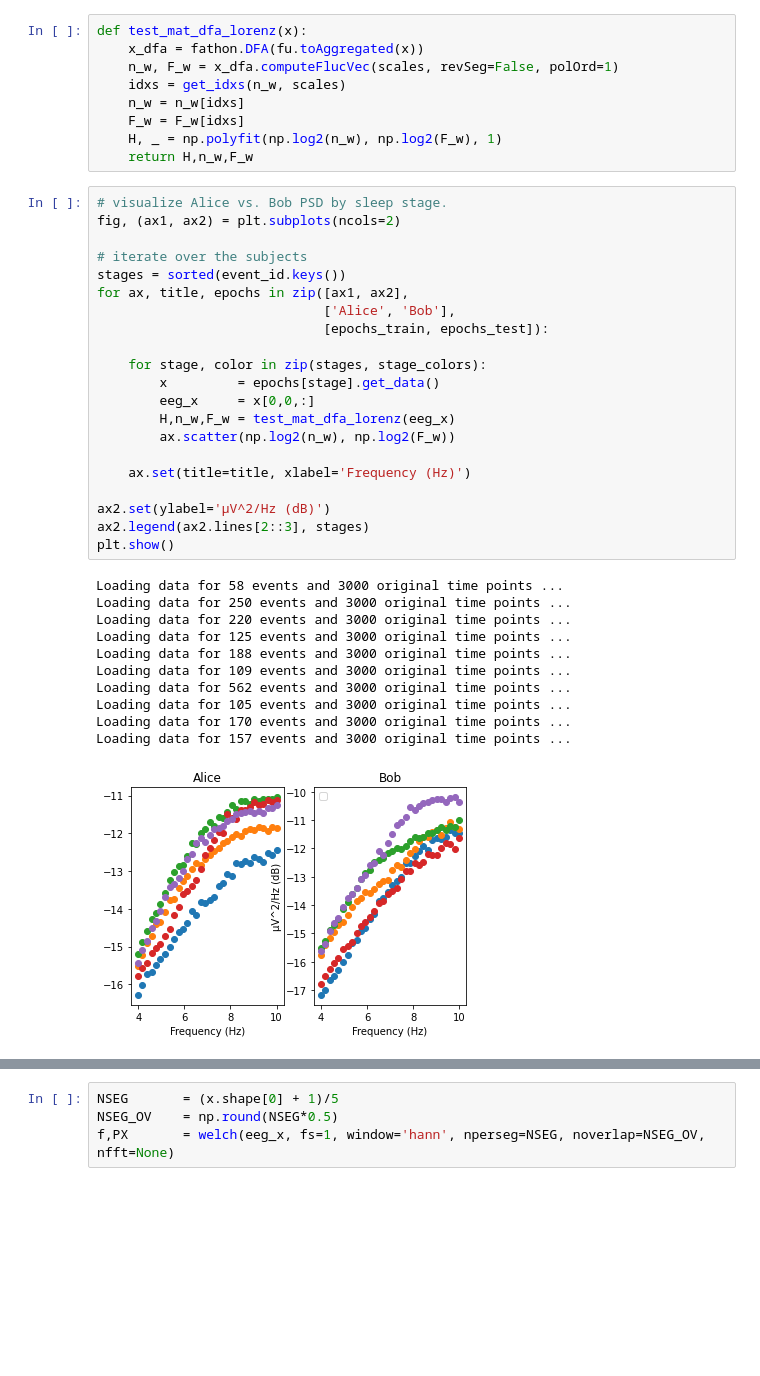
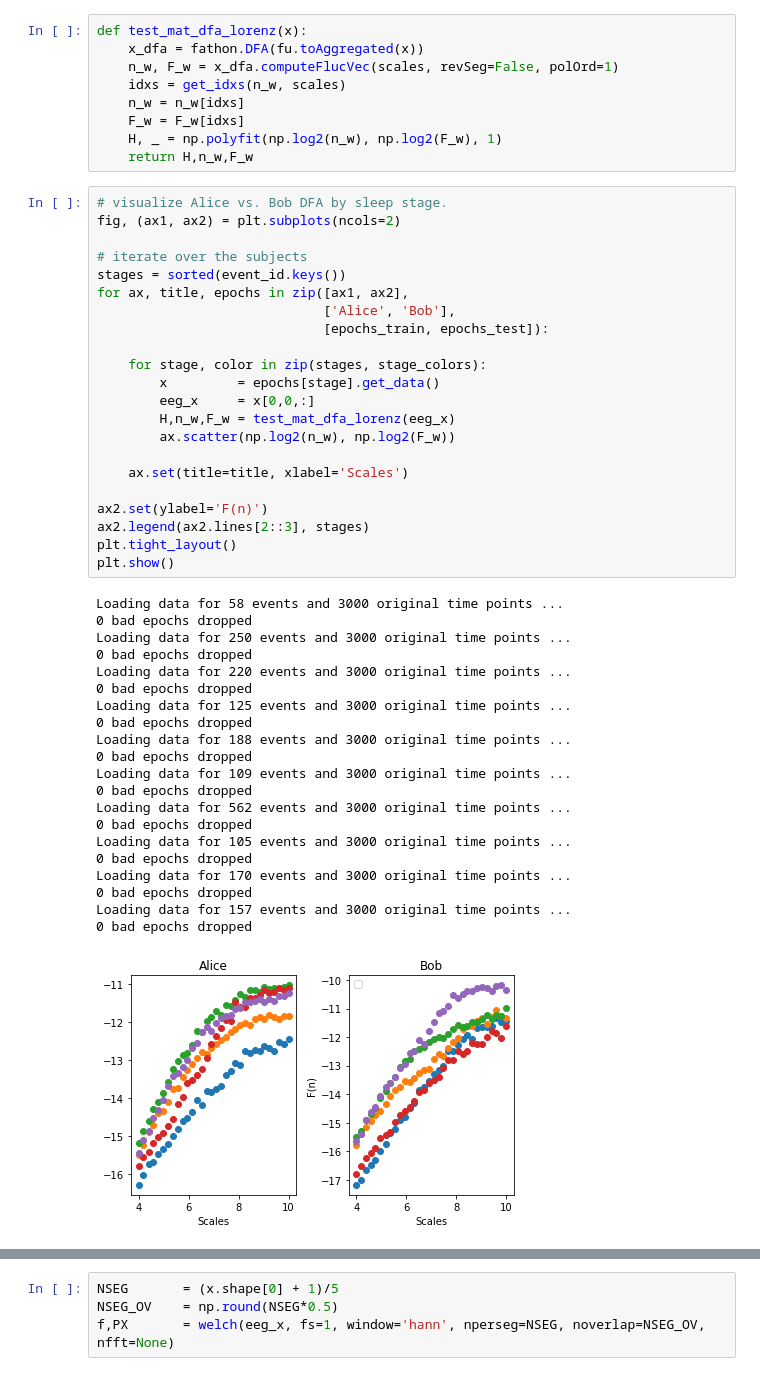
Before and after one commit to mlavanga/nonlinear_signals_analysis, a Jupyter notebook: notebook/05_EEG_signals.ipynb, the cells around one changed output, grey strips where cells are left out. Cells and saved outputs as stored; diff of their text form; blank space fills up the shorter version.

```diff
--- a/notebook/06_EEG_signals.ipynb
+++ b/notebook/05_EEG_signals.ipynb
@@ -219,38 +227,49 @@ def test_mat_dfa_lorenz(x):
     H, _ = np.polyfit(np.log2(n_w), np.log2(F_w), 1)
     return H,n_w,F_w
 # %%
-# visualize Alice vs. Bob PSD by sleep stage.
+# visualize Alice vs. Bob DFA by sleep stage.
 fig, (ax1, ax2) = plt.subplots(ncols=2)
 
 # iterate over the subjects
 stages = sorted(event_id.keys())
 for ax, title, epochs in zip([ax1, ax2],
                              ['Alice', 'Bob'],
                              [epochs_train, epochs_test]):
 
     for stage, color in zip(stages, stage_colors):
         x         = epochs[stage].get_data()
         eeg_x     = x[0,0,:]
         H,n_w,F_w = test_mat_dfa_lorenz(eeg_x)
         ax.scatter(np.log2(n_w), np.log2(F_w))
 
-    ax.set(title=title, xlabel='Frequency (Hz)')
+    ax.set(title=title, xlabel='Scales')
 
-ax2.set(ylabel='µV^2/Hz (dB)')
+ax2.set(ylabel='F(n)')
 ax2.legend(ax2.lines[2::3], stages)
+plt.tight_layout()
 plt.show()
 # %% [output]
 Loading data for 58 events and 3000 original time points ...
+0 bad epochs dropped
 Loading data for 250 events and 3000 original time points ...
+0 bad epochs dropped
 Loading data for 220 events and 3000 original time points ...
+0 bad epochs dropped
 Loading data for 125 events and 3000 original time points ...
+0 bad epochs dropped
 Loading data for 188 events and 3000 original time points ...
+0 bad epochs dropped
 Loading data for 109 events and 3000 original time points ...
+0 bad epochs dropped
 Loading data for 562 events and 3000 original time points ...
+0 bad epochs dropped
 Loading data for 105 events and 3000 original time points ...
+0 bad epochs dropped
 Loading data for 170 events and 3000 original time points ...
+0 bad epochs dropped
 Loading data for 157 events and 3000 original time points ...
+0 bad epochs dropped
-[figure, old version]
+[figure, new version]
 # %%
 x          = epochs.get_data()
 x.shape
```
Also changed, not shown: parts of 5 cells of this notebook, 11 other files.
